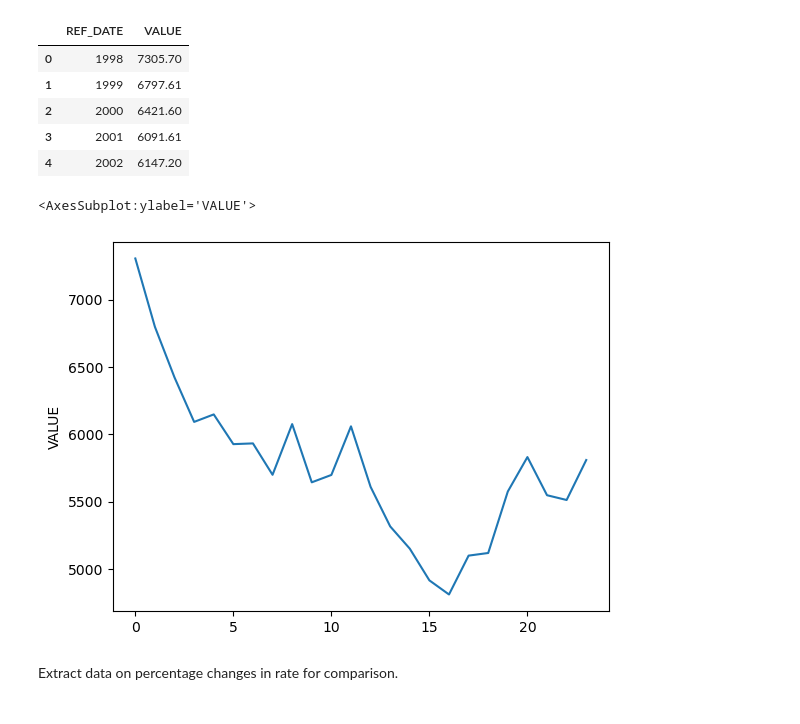
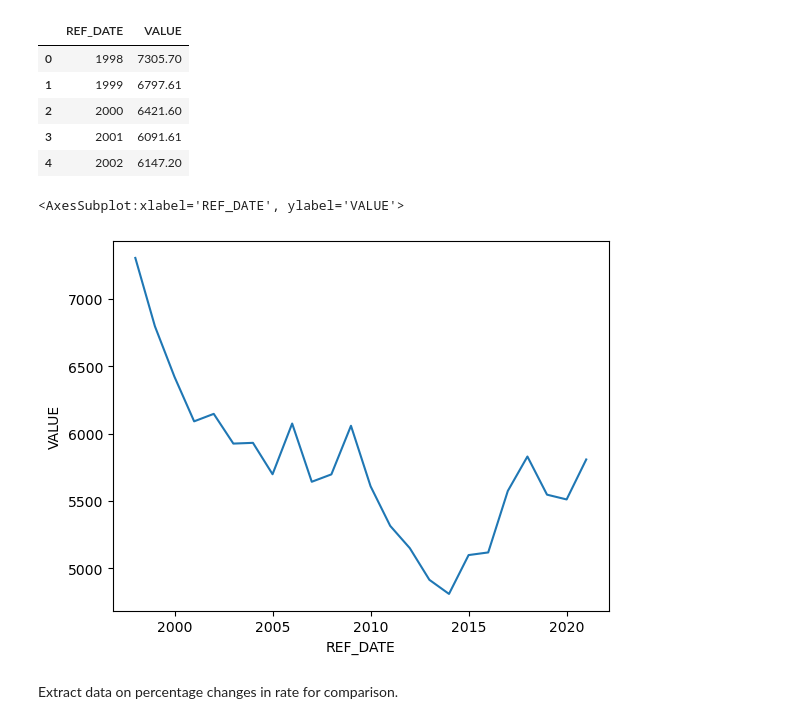
Before and after one commit to craig-sloss/public_data_analysis, a Jupyter notebook: notebooks/trend_investigation.ipynb, the cells around one changed output. Cells and saved outputs as stored; diff of their text form; code cells hidden in the pictures.

Commit message:
Clean up graphs and add some initial steps to summarize the fields available in the data.

```diff
--- a/notebooks/trend_investigation.ipynb
+++ b/notebooks/trend_investigation.ipynb
@@ -31,7 +105,6 @@ query = '''SELECT REF_DATE, VALUE
         '''
 query_job = client.query(query)
 WR_rate_data = query_job.to_dataframe()
-WR_rate_data.set_index('REF_DATE')
 WR_rate_data.head()
 # %% [output]
 |  | REF_DATE | VALUE |
@@ -43,13 +116,13 @@ WR_rate_data.head()
 # %%
 import pandas as pd
 pd.plotting.register_matplotlib_converters()
 import matplotlib.pyplot as plt
 %matplotlib inline
 import seaborn as sns
-sns.lineplot(data = WR_rate_data['VALUE'])
+sns.lineplot(data = WR_rate_data, x = 'REF_DATE', y = 'VALUE')
 # %% [output]
-<AxesSubplot:ylabel='VALUE'>
+<AxesSubplot:xlabel='REF_DATE', ylabel='VALUE'>
-[figure, old version]
+[figure, new version]
 # %% [markdown]
 Extract data on percentage changes in rate for comparison.
 # %%
```
Also changed, not shown: parts of 10 cells of this notebook, 1 other file.
